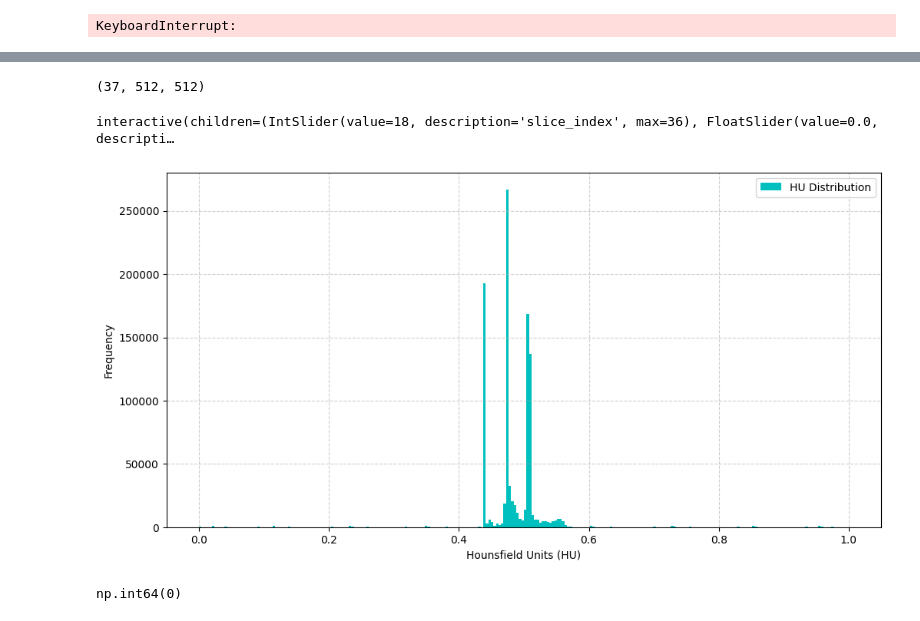
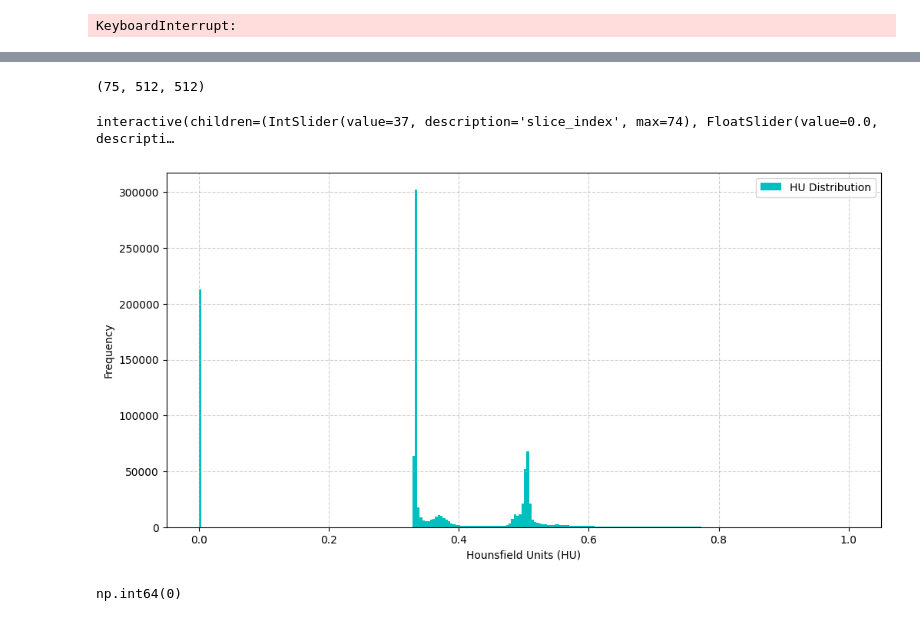
Before and after one commit to BhaveshSolanki32/Aneurysm_detection, a Jupyter notebook: test.ipynb, the cells around one changed output, grey strips where cells are left out. Drawn from its saved outputs; the diff is of its cells as text; code cells hidden in the pictures.

```diff
--- a/test.ipynb
+++ b/test.ipynb
@@ -1382,9 +1383,9 @@ interactive(children=(IntSlider(value=18, description='slice_index', max=36), Fl
 # %%
-disp_dist_3d_raw('1.2.826.0.1.3680043.8.498.63659290871058751026573871222273656938')
+disp_dist_3d_raw('1.2.826.0.1.3680043.8.498.58589055647662366504429258517414401474')
 # %% [output]
-(37, 512, 512)
+(75, 512, 512)
-interactive(children=(IntSlider(value=18, description='slice_index', max=36), FloatSlider(value=0.0, descripti…
+interactive(children=(IntSlider(value=37, description='slice_index', max=74), FloatSlider(value=0.0, descripti…
-[figure, old version]
+[figure, new version]
 # %%
 df_ct[df_ct['SeriesInstanceUID'] == '1.2.826.0.1.3680043.8.498.10998551301428376772035074358827982227']['Aneurysm Present'].iloc[0]
 # %% [output]
```
Also changed, not shown: parts of 5 cells of this notebook, 3 other files.
